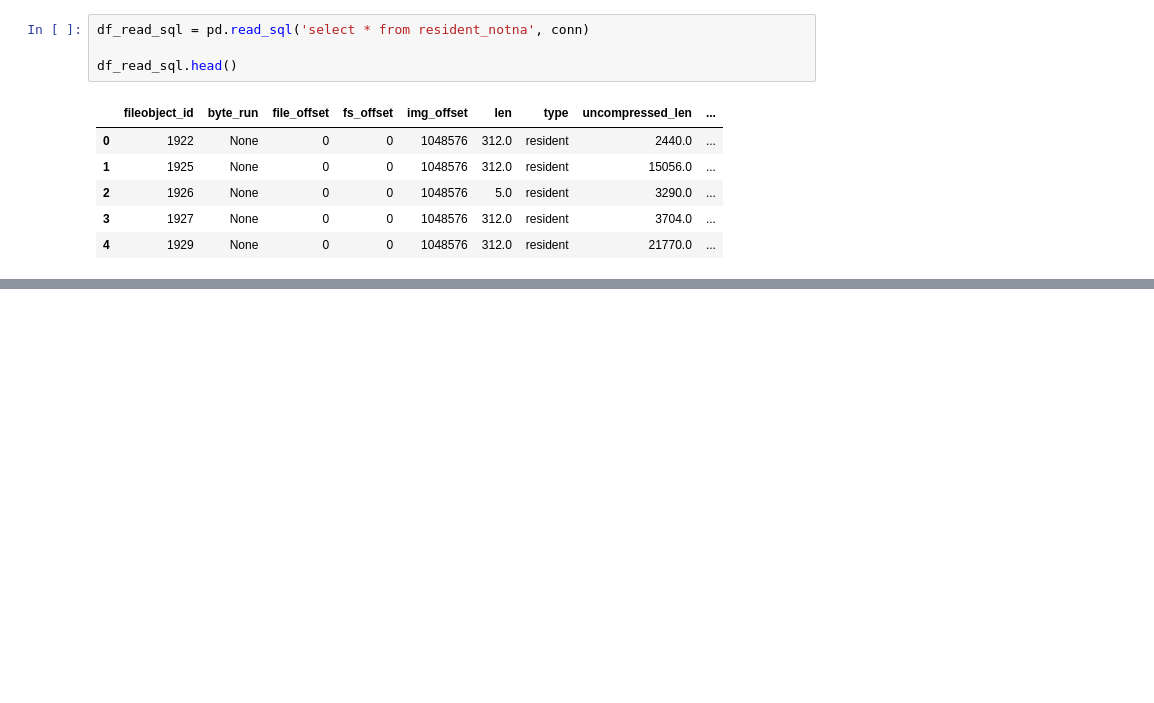
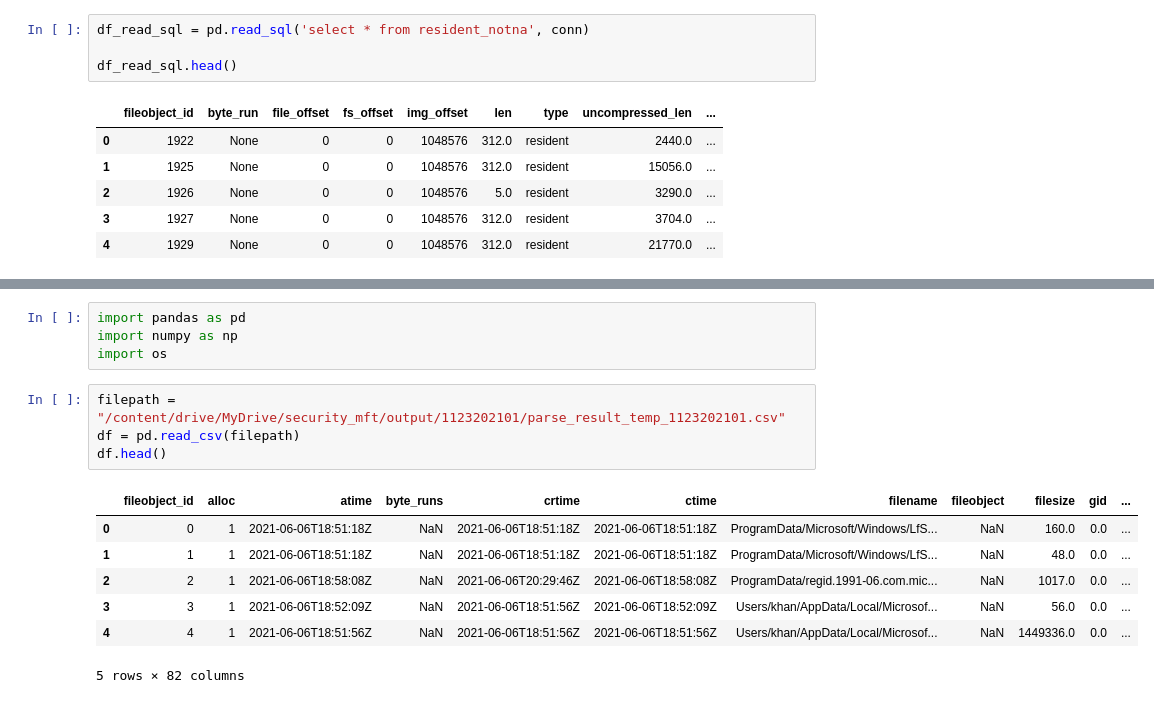
Before and after one commit to AllisonShen/security_mft, a Jupyter notebook: code/run_this.ipynb, the cells around one changed output, grey strips where cells are left out. Saved outputs shown, nothing was run; the diff lists cells and outputs as text; blank space fills up the shorter version.

```diff
--- a/code/run_this.ipynb
+++ b/code/run_this.ipynb
@@ -176,0 +183,16 @@ df_read_sql.head()
+# %%
+import pandas as pd
+import numpy as np
+import os
+# %%
+filepath = "/content/drive/MyDrive/security_mft/output/1123202101/parse_result_temp_1123202101.csv"
+df = pd.read_csv(filepath)
+df.head()
+# %% [output]
+|  | fileobject_id | alloc | atime | byte_runs | crtime | ctime | filename | fileobject | filesize | gid | ... |
+| 0 | 0 | 1 | 2021-06-06T18:51:18Z | NaN | 2021-06-06T18:51:18Z | 2021-06-06T18:51:18Z | ProgramData/Microsoft/Windows/LfS... | NaN | 160.0 | 0.0 | ... |
+| 1 | 1 | 1 | 2021-06-06T18:51:18Z | NaN | 2021-06-06T18:51:18Z | 2021-06-06T18:51:18Z | ProgramData/Microsoft/Windows/LfS... | NaN | 48.0 | 0.0 | ... |
+| 2 | 2 | 1 | 2021-06-06T18:58:08Z | NaN | 2021-06-06T20:29:46Z | 2021-06-06T18:58:08Z | ProgramData/regid.1991-06.com.mic... | NaN | 1017.0 | 0.0 | ... |
+| 3 | 3 | 1 | 2021-06-06T18:52:09Z | NaN | 2021-06-06T18:51:56Z | 2021-06-06T18:52:09Z | Users/khan/AppData/Local/Microsof... | NaN | 56.0 | 0.0 | ... |
+| 4 | 4 | 1 | 2021-06-06T18:51:56Z | NaN | 2021-06-06T18:51:56Z | 2021-06-06T18:51:56Z | Users/khan/AppData/Local/Microsof... | NaN | 1449336.0 | 0.0 | ... |
+5 rows × 82 columns
```
Also changed, not shown: parts of 4 cells of this notebook, 2 other files.
